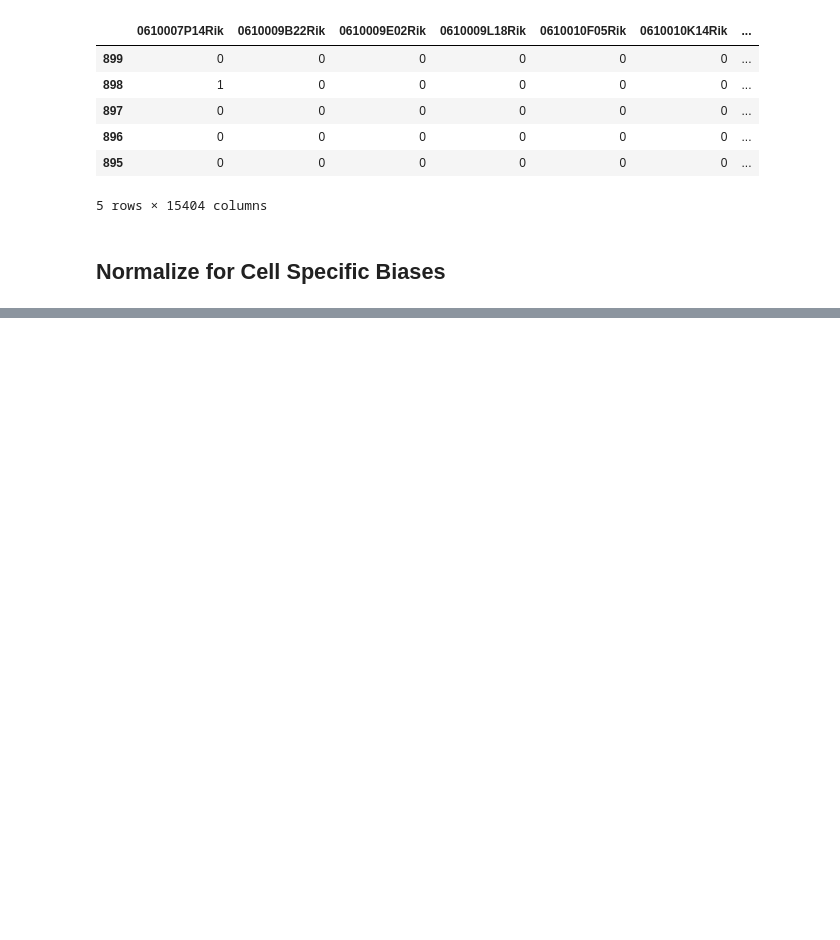
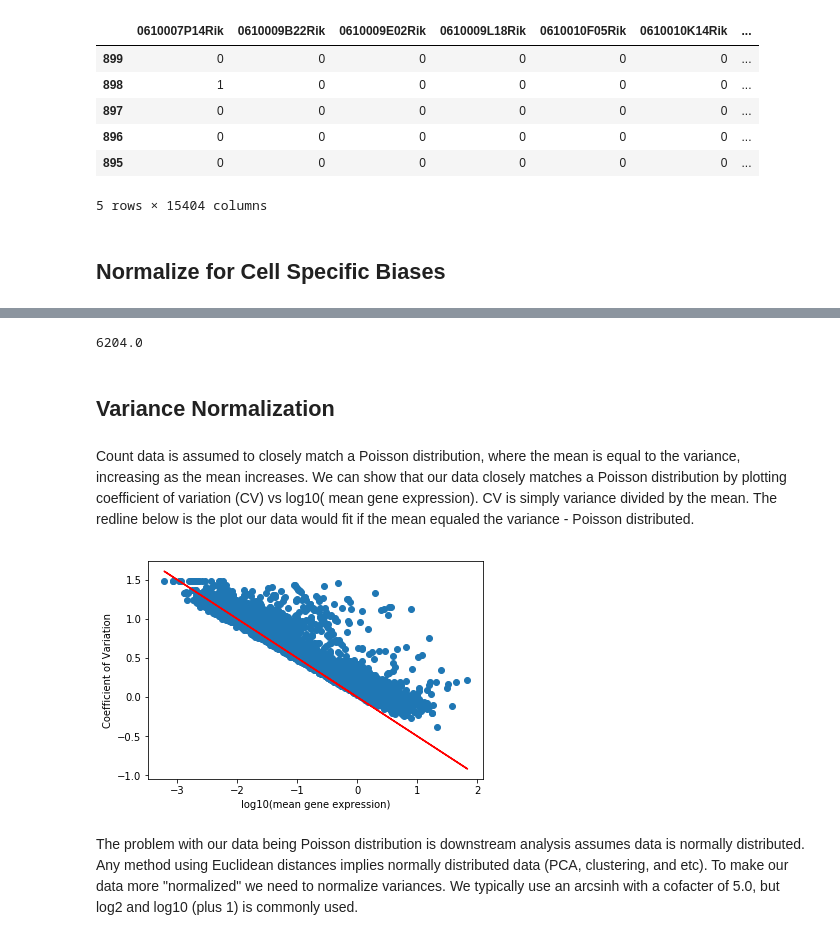
Before and after one commit to msenosain/Discovery_Oriented_Data_Science, a Jupyter notebook: notebooks/Preprocessing_and_Feature_Selection.ipynb, the cells around one changed output, grey strips where cells are left out. Cells and saved outputs as stored; diff of their text form; code cells hidden in the pictures; blank space fills up the shorter version.

```diff
--- a/notebooks/Preprocessing_and_Feature_Selection.ipynb
+++ b/notebooks/Preprocessing_and_Feature_Selection.ipynb
@@ -194,0 +203,15 @@ filt_genes.head()
+# %%
+grand_med = np.median( good_lib_sizes)
+grand_med
+# %% [output]
+6204.0
+# %%
+norm_array = grand_med / good_lib_sizes
+# %%
+norm_counts = np.zeros_like( filt_genes, dtype=float)
+for ii in range( filt_genes.shape[1]):
+    norm_counts[:,ii] = np.multiply( filt_genes.iloc[:,ii], norm_array)
+# %% [markdown]
+## **Variance Normalization**
+# %% [markdown]
+Count data is assumed to closely match a Poisson distribution, where the mean is equal to the variance, increasing as the mean increases. We can show that our data closely matches a Poisson distribution by plotting coefficient of variation (CV) vs log10( mean gene expression). CV is simply variance divided by the mean. The redline below is the plot our data would fit if the mean equaled the variance - Poisson distributed.
@@ -194,0 +221,12 @@ filt_genes.head()
+# %%
+cvs = norm_counts.std(axis=0) / norm_counts.mean(axis=0)
+cvp = np.sqrt( norm_counts.mean(axis=0)) / norm_counts.mean(axis=0)
+# %%
+plt.scatter( np.log10( norm_counts.mean(axis=0)), np.log10( cvs))
+plt.plot( np.log10( norm_counts.mean(axis=0)), np.log10( cvp), 'r')
+plt.xlabel("log10(mean gene expression)")
+_=plt.ylabel("Coefficient of Variation")
+# %% [output]
+[figure, added]
+# %% [markdown]
+The problem with our data being Poisson distribution is downstream analysis assumes data is normally distributed. Any method using Euclidean distances implies normally distributed data (PCA, clustering, and etc). To make our data more "normalized" we need to normalize variances. We typically use an arcsinh with a cofacter of 5.0, but log2 and log10 (plus 1) is commonly used.
```
Also changed, not shown: parts of 20 cells of this notebook.
